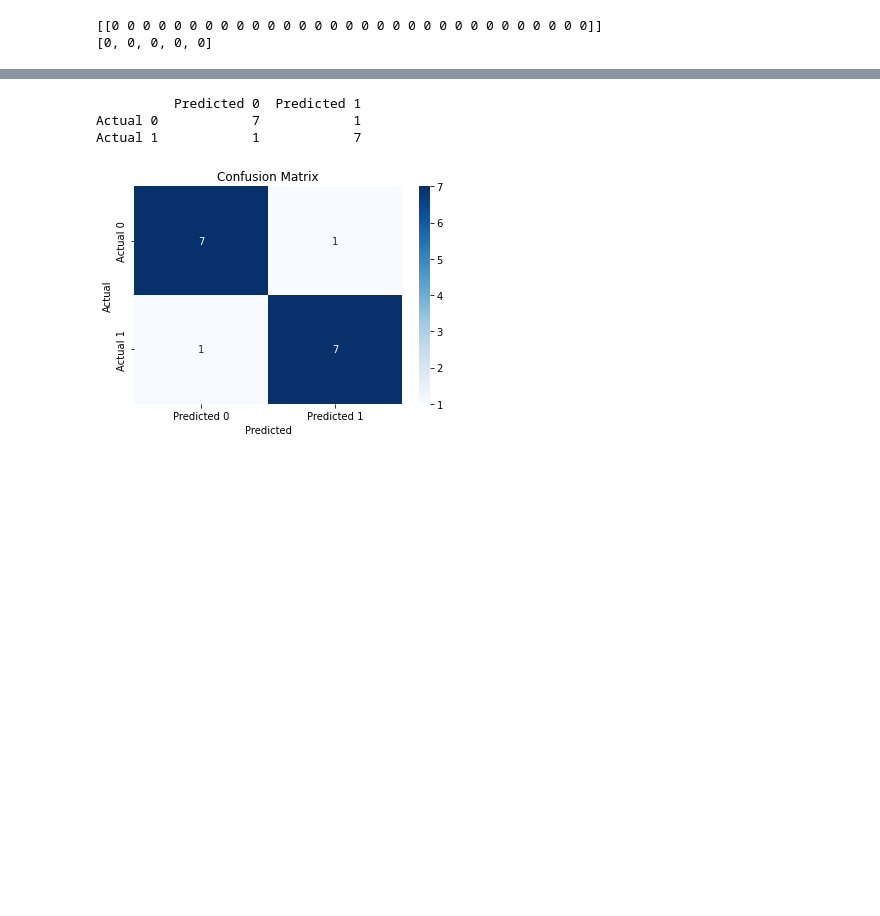
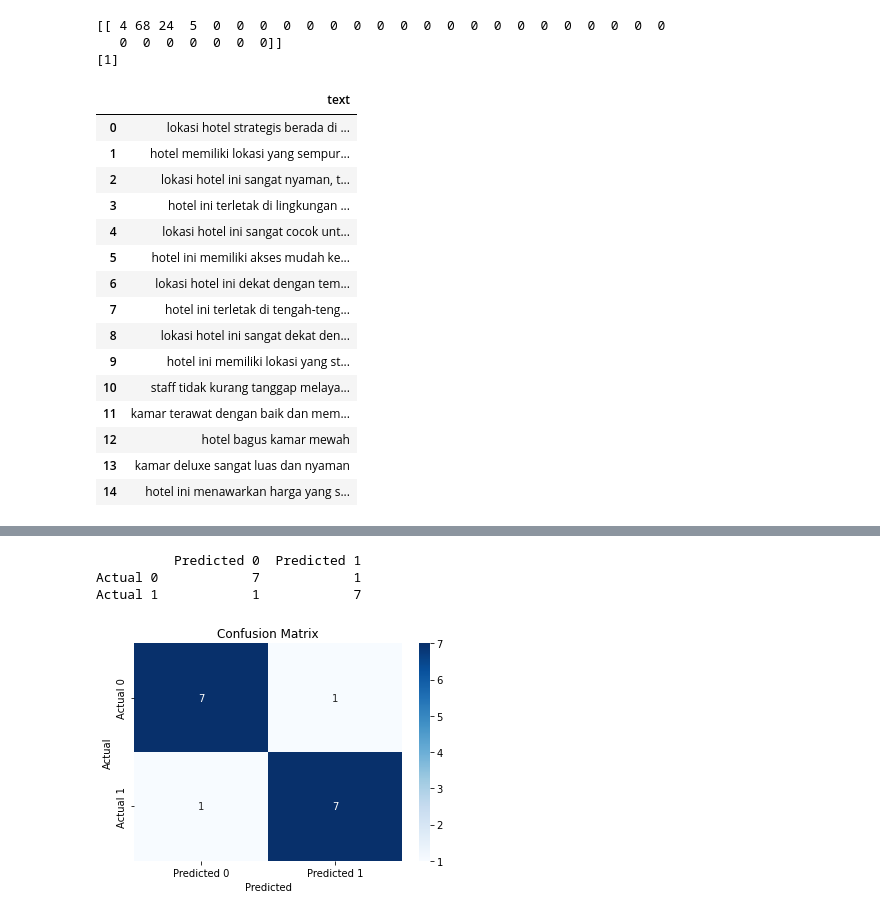
Before and after one commit to windiastri/multi-aspect-analysis, a Jupyter notebook: multi-aspect-v2.ipynb, the cells around one changed output, grey strips where cells are left out. Cells and saved outputs as stored; diff of their text form; code cells hidden in the pictures; blank space fills up the shorter version.

Commit message:
update new model and validationfiles

```diff
--- a/multi-aspect-v2.ipynb
+++ b/multi-aspect-v2.ipynb
@@ -151,22 +149,25 @@ model.save('aspek_hotel.h5')
 # %%
 # Iterate over the models and make predictions
-test_data = ['pelayanan semua ramah']
+# pelayanan tamu hotel baik dan ramah
+# test_data = ['harga kamar mahal banget menguras kantong']
 # test_data = ['staff cepat tanggap dan ramah pada tamu']
-# test_data = ['menu resto sesuai selera lidah']
-tokenizer=Tokenizer(num_words=1000)
+# test_data = ['menu makanan dan snack resto enak semua']
+# test_data = ['makanan dan minuman enak semua']
+test_data = ['hotel bagus sesuai harga']
+# test_data_tok =tokenizer.fit_on_texts(test_data)
 test_data_tok=tokenizer.texts_to_sequences(test_data)
 test_data_pad=pad_sequences(test_data_tok,maxlen=31,padding='post')
 
 print(test_data_pad)
 
-models = ['aspek_pelayanan.h5', 'aspek_kamar.h5', 'aspek_makanan.h5', 'aspek_harga.h5', 'aspek_hotel.h5']
+models = ['aspek_harga.h5']
 predictions = []
 prediction_label = []
 threshold = 0.5
 
 for model_filename in models:
-    model_all = tf.keras.models.load_model(model_filename)
-    model_predictions = model_all.predict(test_data_pad).flatten()
+    model = tf.keras.models.load_model(model_filename)
+    model_predictions = model.predict(test_data_pad).flatten()
     model_predictions = tf.where(model_predictions < threshold, 0, 1)
     predictions.append(model_predictions.numpy())
 
@@ -175,5 +176,43 @@ for result in predictions:
 
 print(prediction_label)
 # %% [output]
-[[0 0 0 0 0 0 0 0 0 0 0 0 0 0 0 0 0 0 0 0 0 0 0 0 0 0 0 0 0 0 0]]
-[0, 0, 0, 0, 0]
+[[ 4 68 24  5  0  0  0  0  0  0  0  0  0  0  0  0  0  0  0  0  0  0  0  0
+   0  0  0  0  0  0  0]]
+[1]
+# %%
+test_list_single_lokasi = ['lokasi hotel strategis berada di pusat kota dan dekat dengan tempat-tempat wisata terkenal',
+                    'hotel memiliki lokasi yang sempurna, hanya beberapa langkah dari tepi pantai kuta',
+                    'lokasi hotel ini sangat nyaman, terletak di dekat stasiun kereta api dan terminal bus',
+                    'hotel ini terletak di lingkungan yang tenang dan damai, jauh dari keramaian kota',
+                    'lokasi hotel ini sangat cocok untuk wisata kuliner, terdapat banyak restoran dan kafe terkenal di sekitarnya',
+                    'hotel ini memiliki akses mudah ke pusat perbelanjaan terkenal, sehingga saya dapat dengan mudah berbelanja dan mengeksplorasi area sekitarnya',
+                    'lokasi hotel ini dekat dengan tempat-tempat hiburan malam yang populer, memberikan kemudahan untuk bersenang-senang dan menikmati kehidupan malam',
+                    'hotel ini terletak di tengah-tengah kawasan bisnis yang ramai, sangat ideal bagi para pebisnis yang ingin memiliki akses yang mudah ke kantor dan pertemuan bisnis',
+                    'lokasi hotel ini sangat dekat dengan tempat-tempat bersejarah dan objek wisata terkenal',
+                    'hotel ini memiliki lokasi yang strategis, dengan akses mudah ke bandara dan stasiun kereta api',
+                    'staff tidak kurang tanggap melayani pengunjung',
+                    'kamar terawat dengan baik dan memiliki dekorasi yang menawan',
+                    'hotel bagus kamar mewah',
+                    'kamar deluxe sangat luas dan nyaman',
+                    'hotel ini menawarkan harga yang sangat terjangkau dibandingkan dengan hotel sejenis di sekitarnya',
+                   ]
+
+data_validasi = pd.DataFrame({'text': test_list_single_lokasi})
+data_validasi.head(16)
+# %% [output]
+|  | text |
+| 0 | lokasi hotel strategis berada di ... |
+| 1 | hotel memiliki lokasi yang sempur... |
+| 2 | lokasi hotel ini sangat nyaman, t... |
+| 3 | hotel ini terletak di lingkungan ... |
+| 4 | lokasi hotel ini sangat cocok unt... |
+| 5 | hotel ini memiliki akses mudah ke... |
+| 6 | lokasi hotel ini dekat dengan tem... |
+| 7 | hotel ini terletak di tengah-teng... |
+| 8 | lokasi hotel ini sangat dekat den... |
+| 9 | hotel ini memiliki lokasi yang st... |
+| 10 | staff tidak kurang tanggap melaya... |
+| 11 | kamar terawat dengan baik dan mem... |
+| 12 | hotel bagus kamar mewah |
+| 13 | kamar deluxe sangat luas dan nyaman |
+| 14 | hotel ini menawarkan harga yang s... |
```
Also changed, not shown: parts of 17 cells of this notebook, 6 other files.
